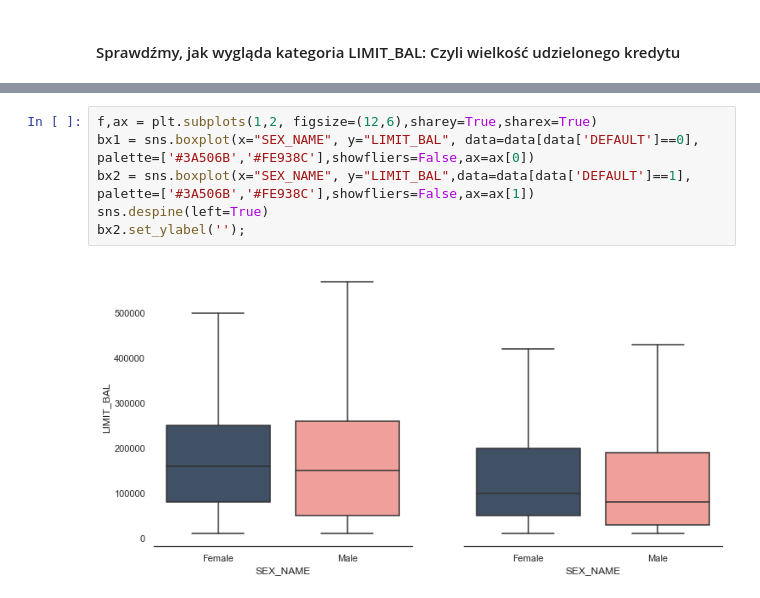
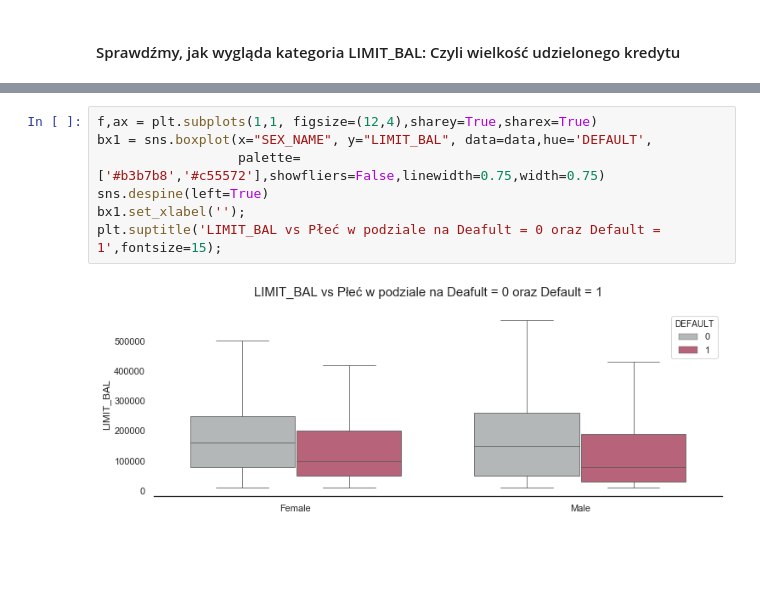
Before and after one commit to JakubPluta/Data-Science, a Jupyter notebook: Credit Approval/Credit Approvals.ipynb, the cells around one changed output, grey strips where cells are left out. Cells and saved outputs as stored; diff of their text form; blank space fills up the shorter version.

```diff
--- a/Credit Approval/Credit Approvals.ipynb
+++ b/Credit Approval/Credit Approvals.ipynb
@@ -511,8 +534,9 @@ Name: LIMIT_BAL, dtype: int64
 # %%
-f,ax = plt.subplots(1,2, figsize=(12,6),sharey=True,sharex=True)
-bx1 = sns.boxplot(x="SEX_NAME", y="LIMIT_BAL", data=data[data['DEFAULT']==0], palette=['#3A506B','#FE938C'],showfliers=False,ax=ax[0])
-bx2 = sns.boxplot(x="SEX_NAME", y="LIMIT_BAL",data=data[data['DEFAULT']==1], palette=['#3A506B','#FE938C'],showfliers=False,ax=ax[1])
+f,ax = plt.subplots(1,1, figsize=(12,4),sharey=True,sharex=True)
+bx1 = sns.boxplot(x="SEX_NAME", y="LIMIT_BAL", data=data,hue='DEFAULT',
+                  palette=['#b3b7b8','#c55572'],showfliers=False,linewidth=0.75,width=0.75)
 sns.despine(left=True)
-bx2.set_ylabel('');
+bx1.set_xlabel('');
+plt.suptitle('LIMIT_BAL vs Płeć w podziale na Deafult = 0 oraz Default = 1',fontsize=15);
 # %% [output]
-[figure, old version]
+[figure, new version]
```
Also changed, not shown: parts of 12 cells of this notebook.
